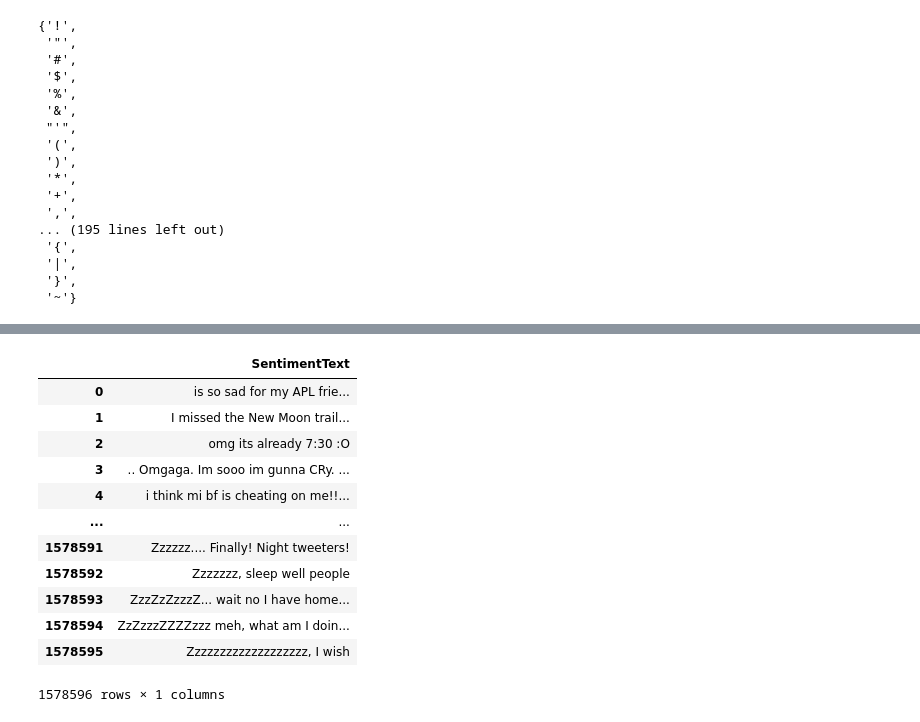
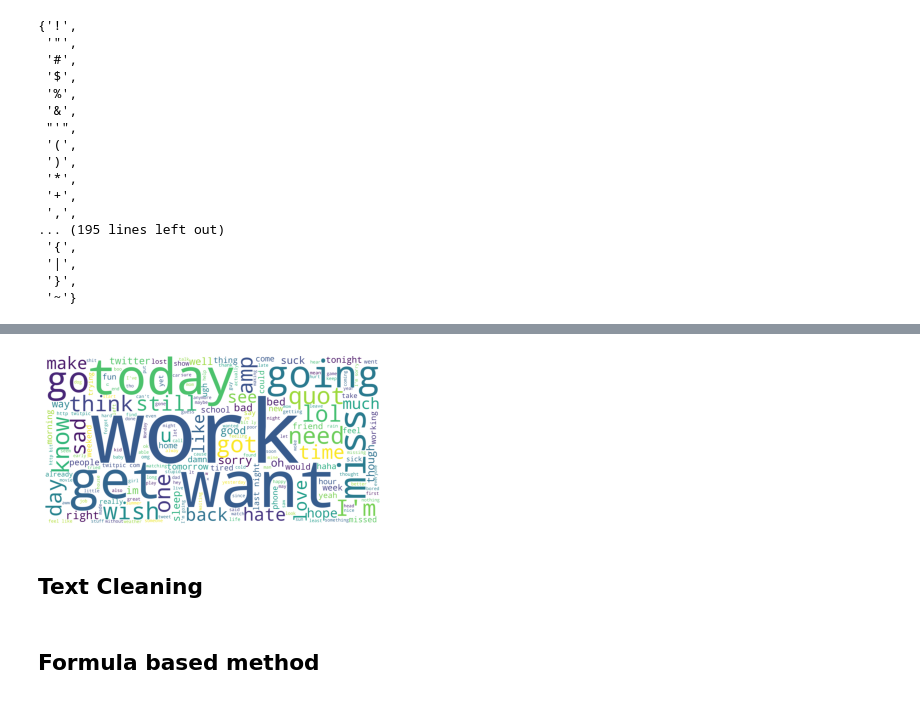
Before and after one commit to nrohit78/Sentiment_Analysis, a Jupyter notebook: src/rnair/senti_script.ipynb, the cells around one changed output, grey strips where cells are left out. Cells and saved outputs as stored; diff of their text form; code cells hidden in the pictures.

```diff
--- a/src/rnair/senti_script.ipynb
+++ b/src/rnair/senti_script.ipynb
@@ -57,3 +97,13 @@ stp_wds
+# %%
+wd = wordcloud.WordCloud(stopwords = stp_wds, background_color = "white", width = 4000, height = 2000).generate(neg_text)
+
+plt.imshow(wd)
+plt.axis("off")
+plt.show()
+# %% [output]
+[figure, added]
+# %% [markdown]
+## Text Cleaning
 # %%
 def get_lem(text):
     text = text.lower()
@@ -71,19 +121,3 @@ def pos_neg(lemm_list):
         if word in opinion_lexicon.negative(): neg_words.append(word)
         if word in opinion_lexicon.positive(): pos_words.append(word)
     return (pos_words, neg_words)
-# %%
-tweets[["SentimentText"]]
-# %% [output]
-|  | SentimentText |
-| 0 | is so sad for my APL frie... |
-| 1 | I missed the New Moon trail... |
-| 2 | omg its already 7:30 :O |
-| 3 | .. Omgaga. Im sooo im gunna CRy. ... |
-| 4 | i think mi bf is cheating on me!!... |
-| ... | ... |
-| 1578591 | Zzzzzz.... Finally! Night tweeters! |
-| 1578592 | Zzzzzzz, sleep well people |
-| 1578593 | ZzzZzZzzzZ... wait no I have home... |
-| 1578594 | ZzZzzzZZZZzzz meh, what am I doin... |
-| 1578595 | Zzzzzzzzzzzzzzzzzzz, I wish |
-1578596 rows × 1 columns
@@ -100,0 +124,2 @@ for i in list(tweets["SentimentText"]):
+# %% [markdown]
+## Formula based method
```
Also changed, not shown: parts of 40 cells of this notebook.
